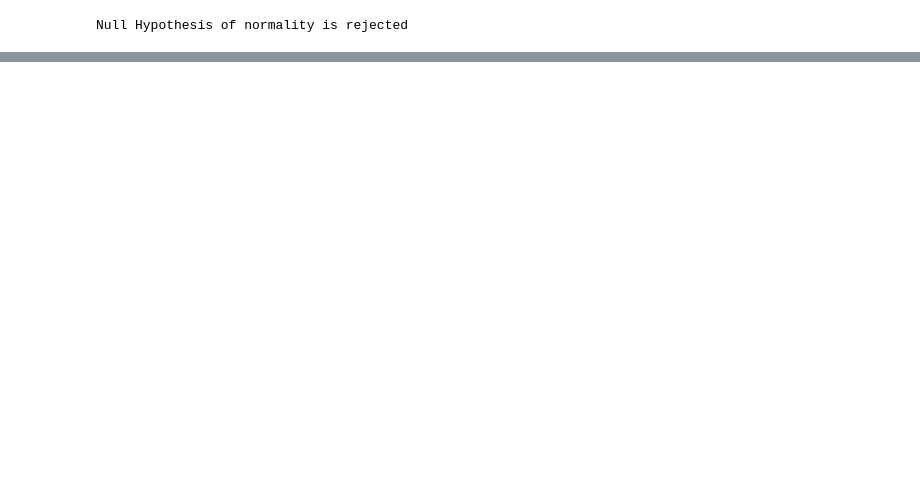
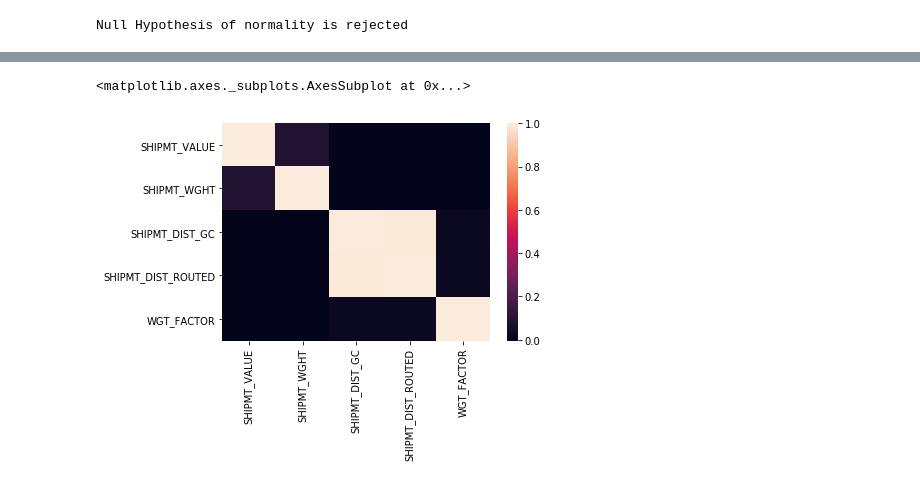
Before and after one commit to Niyati3029/CapstoneProject2020, a Jupyter notebook: DataPreProcess_Pranshu.ipynb, the cells around one changed output, grey strips where cells are left out. Saved outputs shown, nothing was run; the diff lists cells and outputs as text; code cells hidden in the pictures; blank space fills up the shorter version.

```diff
--- a/DataPreProcess_Pranshu.ipynb
+++ b/DataPreProcess_Pranshu.ipynb
@@ -263,0 +304,6 @@ Null Hypothesis of normality is rejected
+# %%
+# # correlation matrix heat map
+sns.heatmap(df.corr())
+# %% [output]
+<matplotlib.axes._subplots.AxesSubplot at 0x...>
+[figure, added]
```
Also changed, not shown: parts of 36 cells of this notebook.
